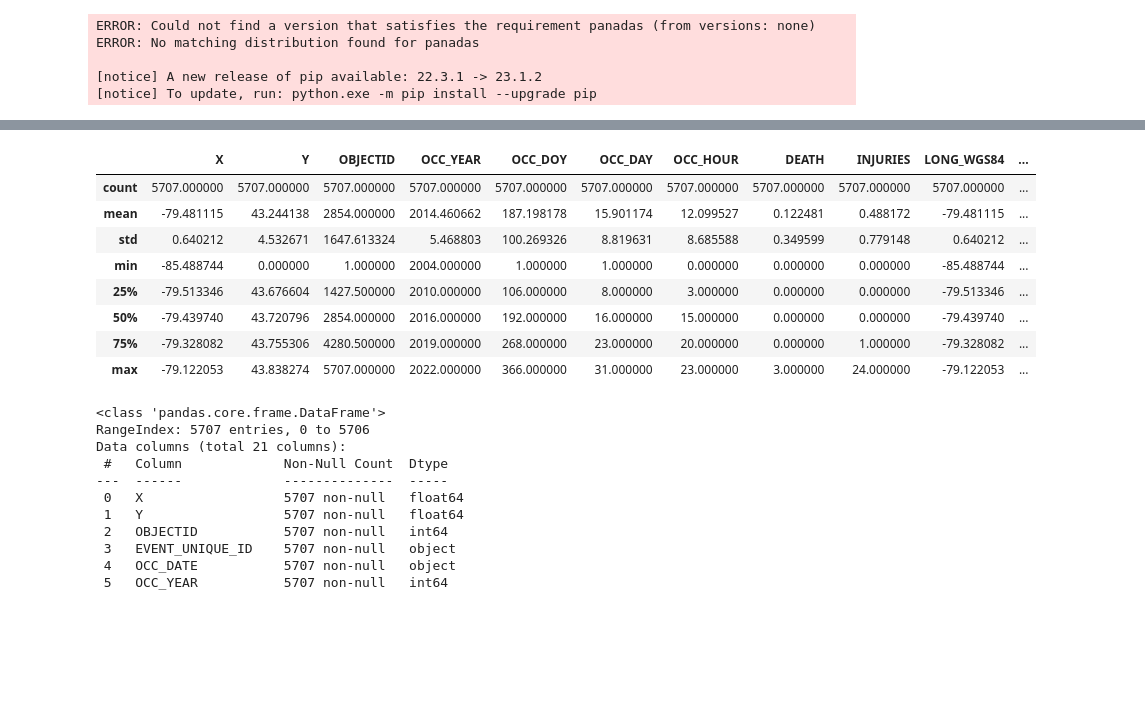
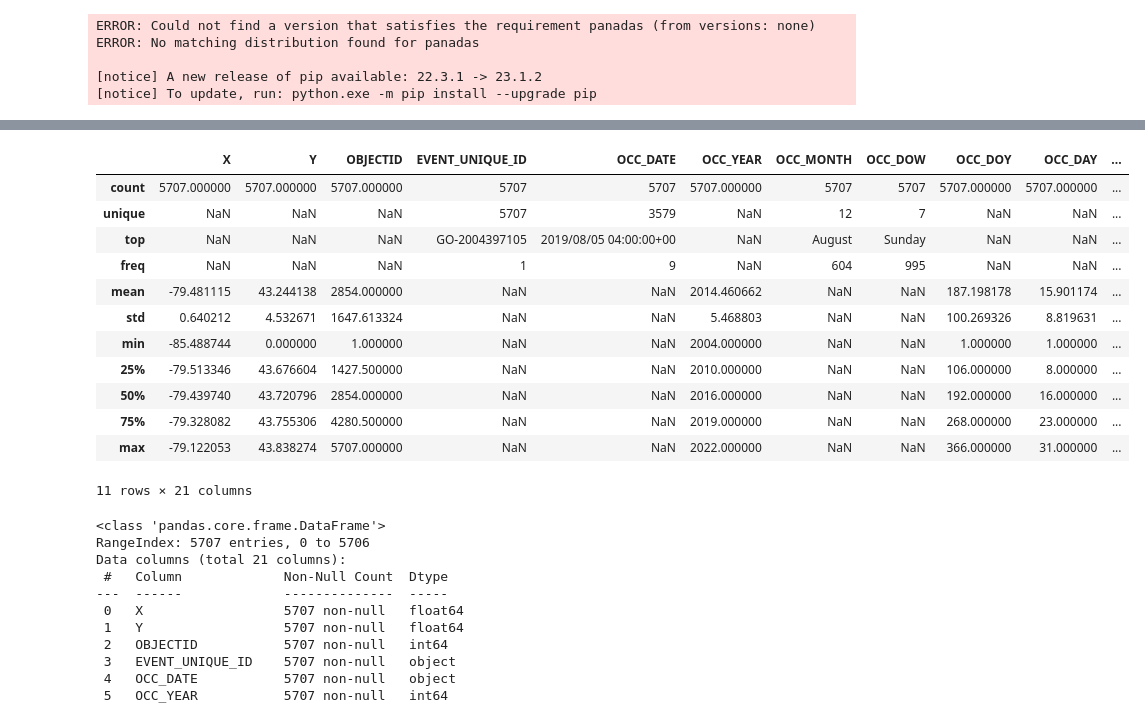
Before and after one commit to kaka5050/MMAI-5000, a Jupyter notebook: Data_cleaning.ipynb, the cells around one changed output, grey strips where cells are left out. Saved outputs shown, nothing was run; the diff lists cells and outputs as text; code cells hidden in the pictures; blank space fills up the shorter version.

```diff
--- a/Data_cleaning.ipynb
+++ b/Data_cleaning.ipynb
@@ -30,15 +17,19 @@ Note: you may need to restart the kernel to use updated packages.
 # %%
-df.describe()
+df.describe(include='all')
 # %% [output]
-|  | X | Y | OBJECTID | OCC_YEAR | OCC_DOY | OCC_DAY | OCC_HOUR | DEATH | INJURIES | LONG_WGS84 | ... |
-| count | 5707.000000 | 5707.000000 | 5707.000000 | 5707.000000 | 5707.000000 | 5707.000000 | 5707.000000 | 5707.000000 | 5707.000000 | 5707.000000 | ... |
-| mean | -79.481115 | 43.244138 | 2854.000000 | 2014.460662 | 187.198178 | 15.901174 | 12.099527 | 0.122481 | 0.488172 | -79.481115 | ... |
-| std | 0.640212 | 4.532671 | 1647.613324 | 5.468803 | 100.269326 | 8.819631 | 8.685588 | 0.349599 | 0.779148 | 0.640212 | ... |
-| min | -85.488744 | 0.000000 | 1.000000 | 2004.000000 | 1.000000 | 1.000000 | 0.000000 | 0.000000 | 0.000000 | -85.488744 | ... |
-| 25% | -79.513346 | 43.676604 | 1427.500000 | 2010.000000 | 106.000000 | 8.000000 | 3.000000 | 0.000000 | 0.000000 | -79.513346 | ... |
-| 50% | -79.439740 | 43.720796 | 2854.000000 | 2016.000000 | 192.000000 | 16.000000 | 15.000000 | 0.000000 | 0.000000 | -79.439740 | ... |
-| 75% | -79.328082 | 43.755306 | 4280.500000 | 2019.000000 | 268.000000 | 23.000000 | 20.000000 | 0.000000 | 1.000000 | -79.328082 | ... |
-| max | -79.122053 | 43.838274 | 5707.000000 | 2022.000000 | 366.000000 | 31.000000 | 23.000000 | 3.000000 | 24.000000 | -79.122053 | ... |
+|  | X | Y | OBJECTID | EVENT_UNIQUE_ID | OCC_DATE | OCC_YEAR | OCC_MONTH | OCC_DOW | OCC_DOY | OCC_DAY | ... |
+| count | 5707.000000 | 5707.000000 | 5707.000000 | 5707 | 5707 | 5707.000000 | 5707 | 5707 | 5707.000000 | 5707.000000 | ... |
+| unique | NaN | NaN | NaN | 5707 | 3579 | NaN | 12 | 7 | NaN | NaN | ... |
+| top | NaN | NaN | NaN | GO-2004397105 | 2019/08/05 04:00:00+00 | NaN | August | Sunday | NaN | NaN | ... |
+| freq | NaN | NaN | NaN | 1 | 9 | NaN | 604 | 995 | NaN | NaN | ... |
+| mean | -79.481115 | 43.244138 | 2854.000000 | NaN | NaN | 2014.460662 | NaN | NaN | 187.198178 | 15.901174 | ... |
+| std | 0.640212 | 4.532671 | 1647.613324 | NaN | NaN | 5.468803 | NaN | NaN | 100.269326 | 8.819631 | ... |
+| min | -85.488744 | 0.000000 | 1.000000 | NaN | NaN | 2004.000000 | NaN | NaN | 1.000000 | 1.000000 | ... |
+| 25% | -79.513346 | 43.676604 | 1427.500000 | NaN | NaN | 2010.000000 | NaN | NaN | 106.000000 | 8.000000 | ... |
+| 50% | -79.439740 | 43.720796 | 2854.000000 | NaN | NaN | 2016.000000 | NaN | NaN | 192.000000 | 16.000000 | ... |
+| 75% | -79.328082 | 43.755306 | 4280.500000 | NaN | NaN | 2019.000000 | NaN | NaN | 268.000000 | 23.000000 | ... |
+| max | -79.122053 | 43.838274 | 5707.000000 | NaN | NaN | 2022.000000 | NaN | NaN | 366.000000 | 31.000000 | ... |
+11 rows × 21 columns
 # %%
 df.info()
 # %% [output]
```
Also changed, not shown: parts of 9 cells of this notebook.
